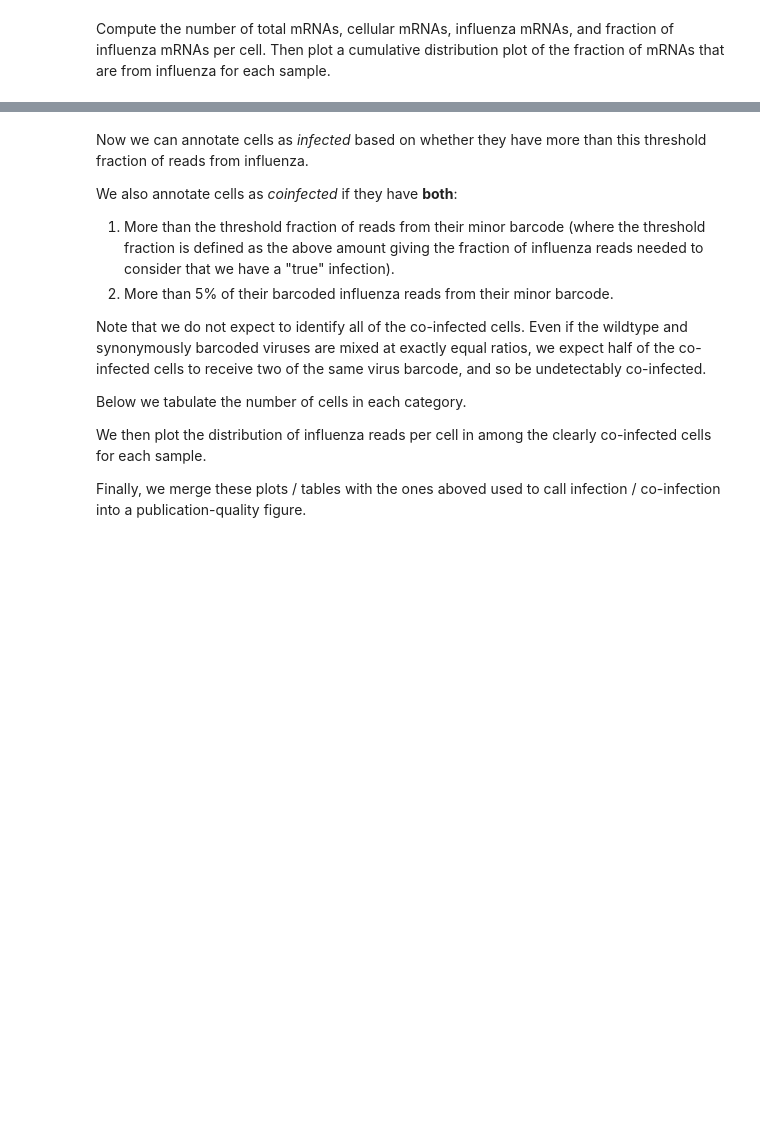
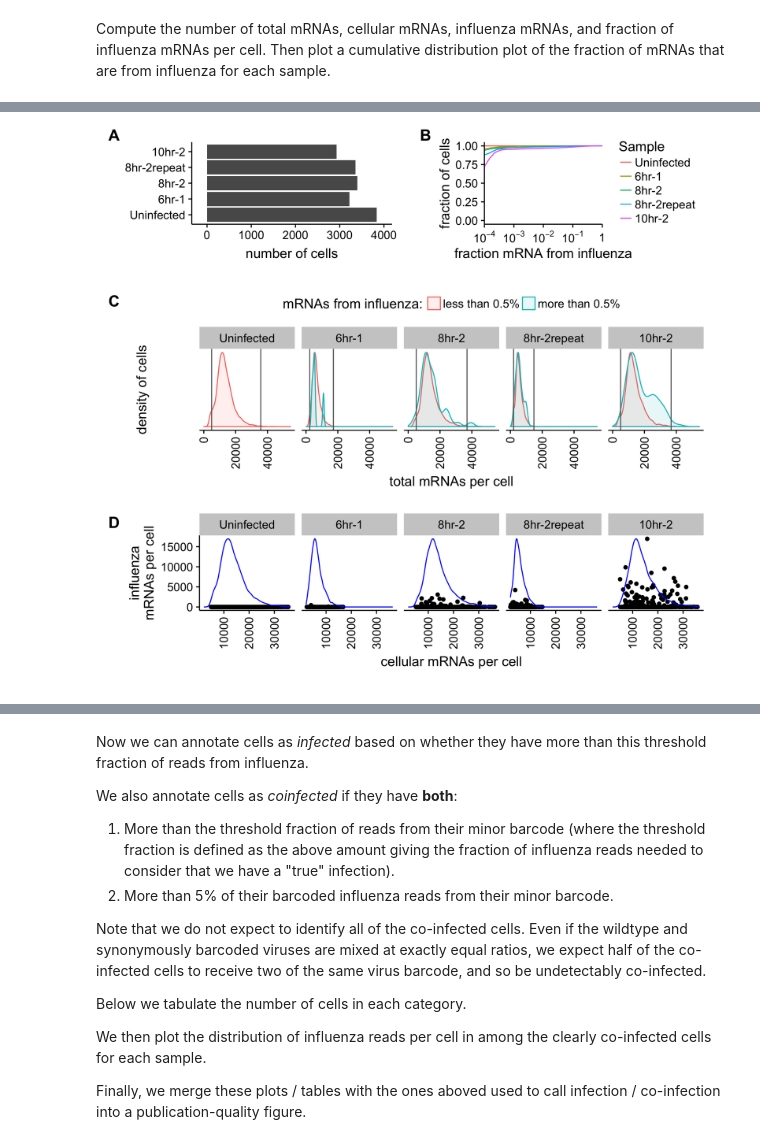
Before and after one commit to jbloomlab/flu_single_cell, a Jupyter notebook: monocle_analysis.ipynb, the cells around one changed output, grey strips where cells are left out. Saved outputs shown, nothing was run; the diff lists cells and outputs as text; code cells hidden in the pictures; blank space fills up the shorter version.

```diff
--- a/monocle_analysis.ipynb
+++ b/monocle_analysis.ipynb
@@ -141,19 +192 @@ In any case, it seems safer **not** to exclude the influenza-infected cells as w
-# %%
-pData(cells)$frac.flu.0.01 <- ifelse(pData(cells)$frac.flu.mRNAs > 0.01,
-  "more than 1%", "less than 1%")
-
-p.mRNA.density <- ggplot(
-    transform(pData(cells), Sample=factor(Sample, samples)),
-    aes(total.mRNAs, color=frac.flu.0.01, fill=frac.flu.0.01)) +
-  geom_density(alpha=0.1, aes(y=..scaled..)) +
-  theme(axis.text.x=element_text(angle=90, vjust=0.5, hjust=1), legend.position="top") +
-  scale_y_continuous(label=NULL, name="density of cells", breaks=NULL, limits=c(0, NA)) +
-  scale_x_continuous(limits=c(0, NA)) +
-  xlab("total mRNAs per cell") +
-  labs(color="mRNAs from influenza:", fill="mRNAs from influenza:") +
-  facet_wrap(~Sample, nrow=1, scales="free_y")
-
-plotfile <- file.path(plotsdir, "mRNAs_per_cell.png")
-ggsave(plotfile, plot=p.mRNA.density, width=9, height=3, units="in")
-display_png(file=plotfile, width=900)
 # %% [markdown]
@@ -162,15 +195,17 @@ This is designed to be a publication-quality figure.
 # %%
 p.cell.mRNA.summary <- plot_grid(
   plot_grid(p.ncells, p.cumul, ncol=2, align='h', labels=c("A", "B"), label_size=16,
     vjust=-0.2, scale=0.9),
-  plot_grid(p.flu.vs.cell, p.mRNA.density, ncol=1, align='v', labels=c("C", "D"),
-    rel_heights=c(1, 1.25), label_size=16, scale=0.95),
+  plot_grid(p.mRNA.density, p.flu.vs.cell, ncol=1, align='v', labels=c("C", "D"),
+    rel_heights=c(1.25, 1), label_size=16, scale=0.95),
   ncol=1, rel_heights=c(1, 2.7)
   )
 
 plotfile <- file.path(plotsdir, 'cell_mRNA_summary_fig.png')
 ggsave(plotfile, plot=p.cell.mRNA.summary, width=9, height=8, units="in")
 display_png(file=plotfile, width=800)
+# %% [output]
+[figure, added]
 # %% [markdown]
 ## Look at levels of influenza genes, using synonymous barcodes to detect true infection / co-infection versus mRNA leakage
 Roughly half of the infecting influenza viruses had a synonymous barcode at the 3' end of each mRNA.
```
Also changed, not shown: parts of 17 cells of this notebook.
